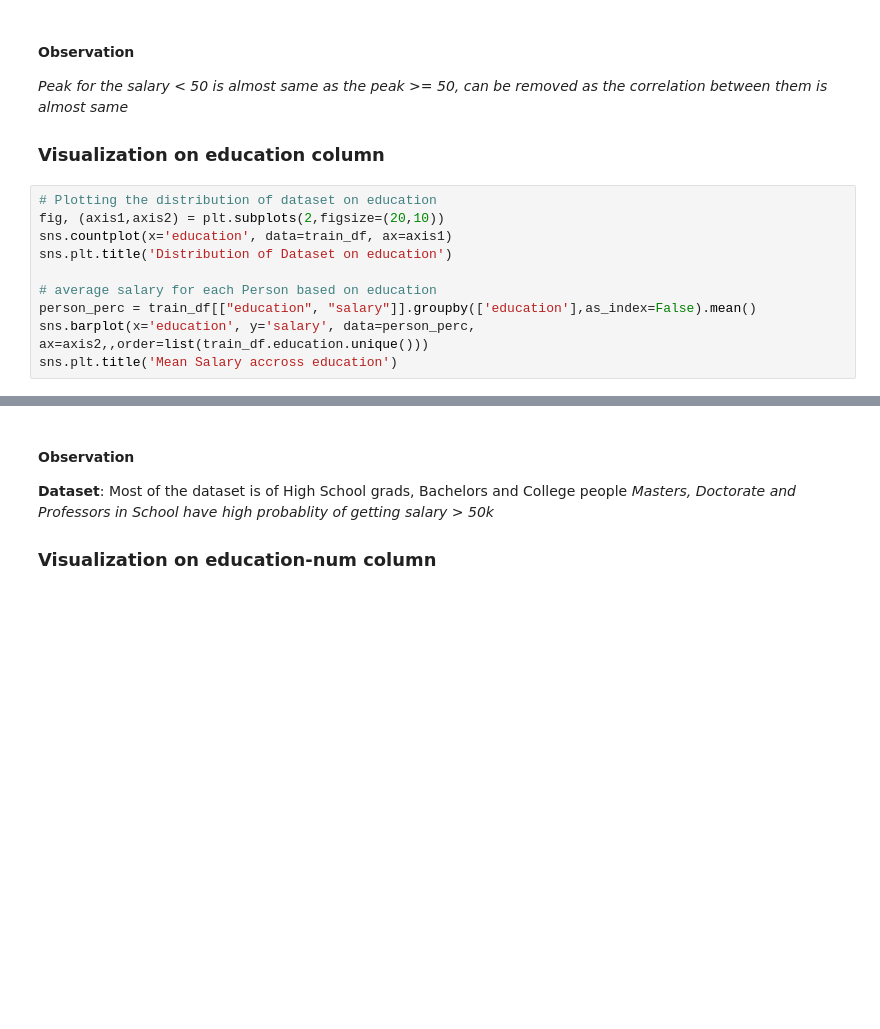
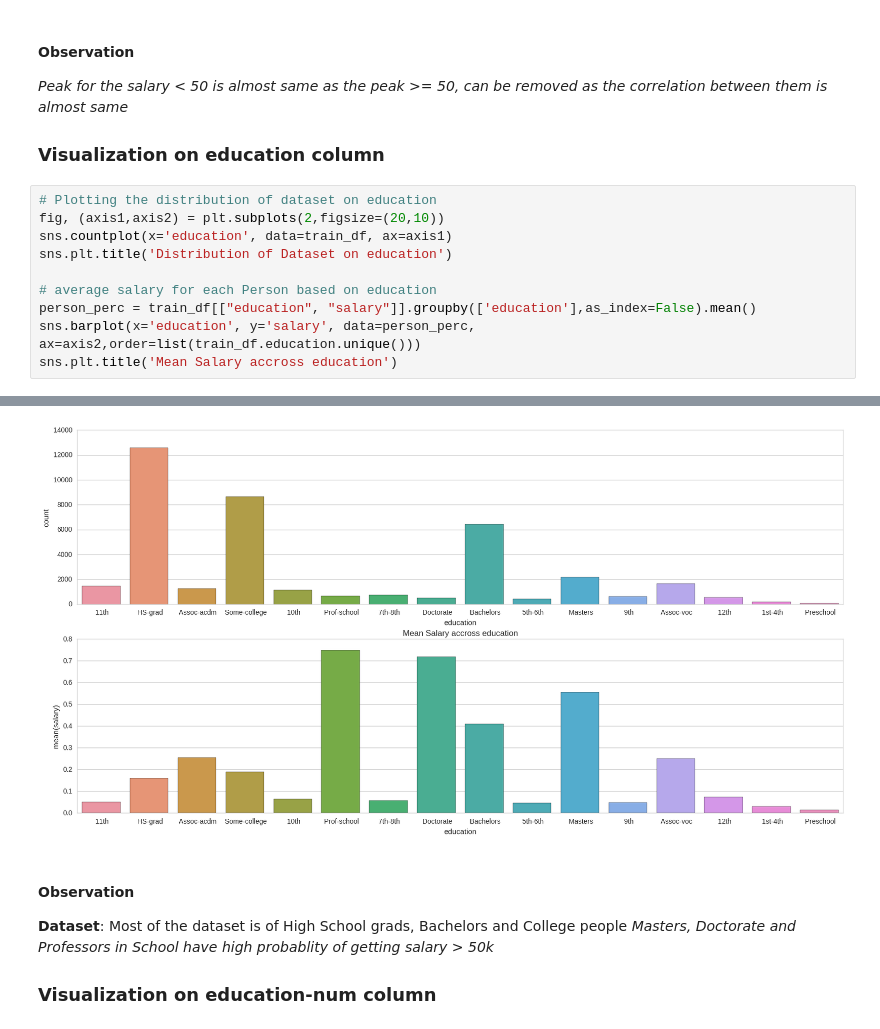
Before and after one commit to har33sh/ArtificialNeuralNetwork, a Jupyter notebook: Visualization.ipynb, the cells around one changed output, grey strips where cells are left out. Cells and saved outputs as stored; diff of their text form; blank space fills up the shorter version.

```diff
--- a/Visualization.ipynb
+++ b/Visualization.ipynb
@@ -128,6 +128,6 @@ sns.plt.title('Distribution of Dataset on education')
 
 # average salary for each Person based on education
 person_perc = train_df[["education", "salary"]].groupby(['education'],as_index=False).mean()
-sns.barplot(x='education', y='salary', data=person_perc, ax=axis2,,order=list(train_df.education.unique()))
+sns.barplot(x='education', y='salary', data=person_perc, ax=axis2,order=list(train_df.education.unique()))
 sns.plt.title('Mean Salary accross education')
 # %% [output]
@@ -135,3 +135,4 @@ SyntaxError: invalid syntax (<ipython-input-5-1efe61974e45>, line 8)
+[figure, added]
 # %% [markdown]
 #### Observation
 **Dataset**: Most of the dataset is of High School grads, Bachelors and College people
```
Also changed, not shown: parts of 6 cells of this notebook.
